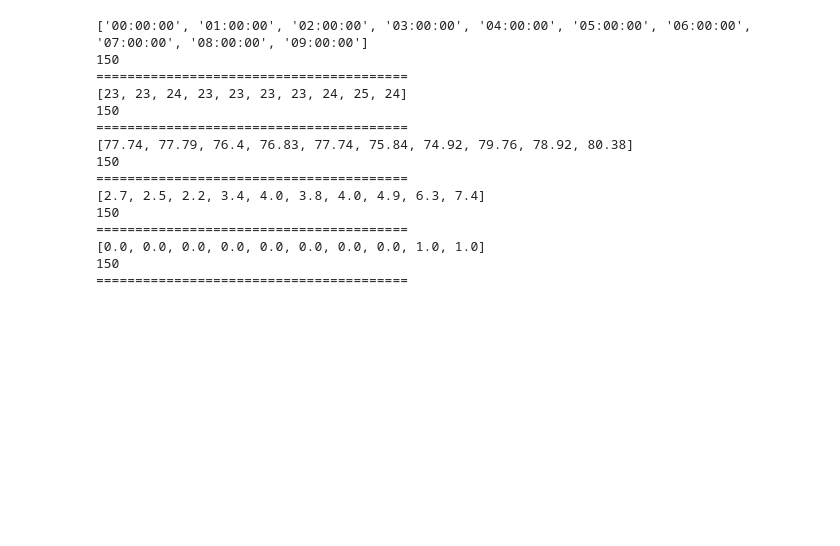
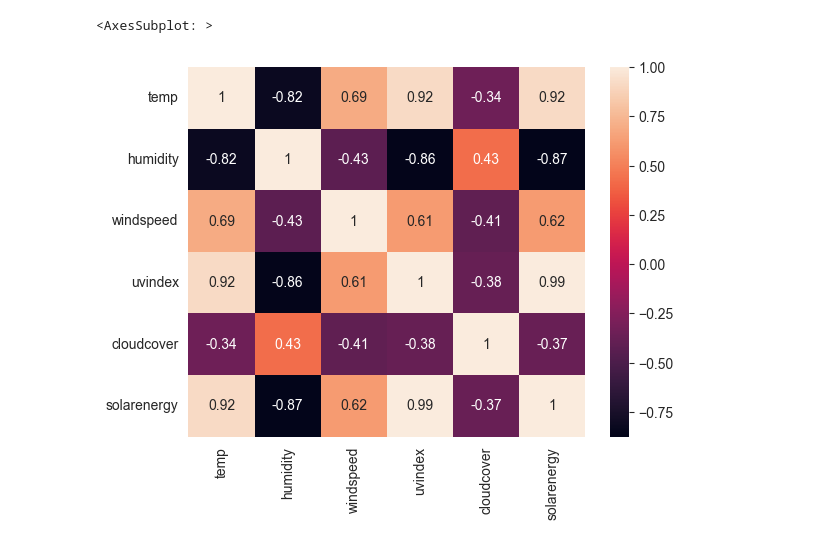
Before and after one commit to NinhLuong/Weather-data-visualization, a Jupyter notebook: main/test_api.ipynb, the cells around one changed output. Drawn from its saved outputs; the diff is of its cells as text; code cells hidden in the pictures; blank space fills up the shorter version.

```diff
--- a/main/test_api.ipynb
+++ b/main/test_api.ipynb
@@ -27,31 +94,30 @@ temp = []
 humidity = []
 windspeed = []
 uvindex = []
-fig ,ax = plt.subplots(1, dpi=100, figsize=(6, 6),
-            sharey=True, facecolor='white')
-plt.style.use('fivethirtyeight')
-
+datetime = []
+cloudcover=[]
+solarenergy = []
+feelslike = []
+dist ={}
 for j in range(15):
-    for i in range(10):
-        datetime.append(str(response["days"][j]["hours"][i]["datetime"]))
+    for i in range(7,18):
+        datetime.append(str(response["days"][j]["datetime"]))
         temp.append(round(float((response["days"][j]["hours"][i]["temp"]-32)/1.8)))
         humidity.append(float(response["days"][j]["hours"][i]['humidity']))
         windspeed.append(float(response["days"][j]["hours"][i]['windspeed']))
         uvindex.append(float(response["days"][j]["hours"][i]['uvindex']))
+        cloudcover.append(float(response["days"][j]["hours"][i]['cloudcover']))
+        solarenergy.append(float(response["days"][j]["hours"][i]['solarenergy']))
+        feelslike.append(float(response["days"][j]["hours"][i]['solarenergy']))
 
-print(datetime[:10])
-print(len(datetime))
-print('========================================')
-print(temp[:10])
-print(len(temp))
-print('========================================')
-print(humidity[:10])
-print(len(humidity))
-print('========================================')
-print(windspeed[:10])
-print(len(windspeed))
-print('========================================')
-print(uvindex[:10])
-print(len(uvindex))
-print('========================================')
+
+dist['temp'] = temp
+dist["humidity"] = humidity
+dist["windspeed"] = windspeed
+dist["uvindex"] = uvindex
+dist["cloudcover"] = cloudcover
+dist["solarenergy"] = solarenergy
+df = pd.DataFrame(dist,index =datetime)
+
+sns.heatmap(df.corr(),annot=True)
 # %% [output]
@@ -60,15 +124,2 @@ print('========================================')
-['00:00:00', '01:00:00', '02:00:00', '03:00:00', '04:00:00', '05:00:00', '06:00:00', '07:00:00', '08:00:00', '09:00:00']
-150
-========================================
-[23, 23, 24, 23, 23, 23, 23, 24, 25, 24]
-150
-========================================
-[77.74, 77.79, 76.4, 76.83, 77.74, 75.84, 74.92, 79.76, 78.92, 80.38]
-150
-========================================
-[2.7, 2.5, 2.2, 3.4, 4.0, 3.8, 4.0, 4.9, 6.3, 7.4]
-150
-========================================
-[0.0, 0.0, 0.0, 0.0, 0.0, 0.0, 0.0, 0.0, 1.0, 1.0]
-150
-========================================
+<AxesSubplot: >
+[figure, added]
```
Also changed, not shown: parts of 7 cells of this notebook, 4 other files.
